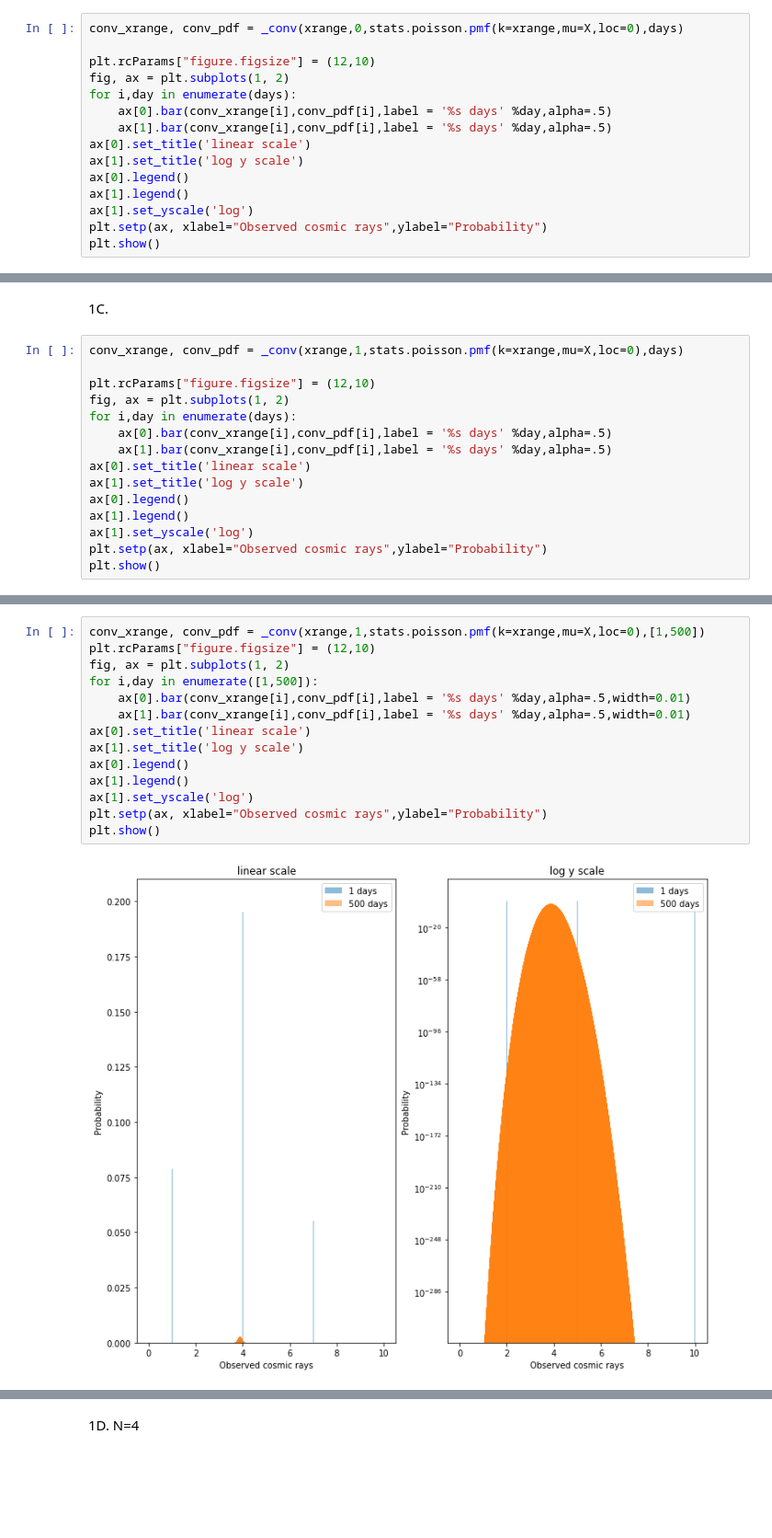
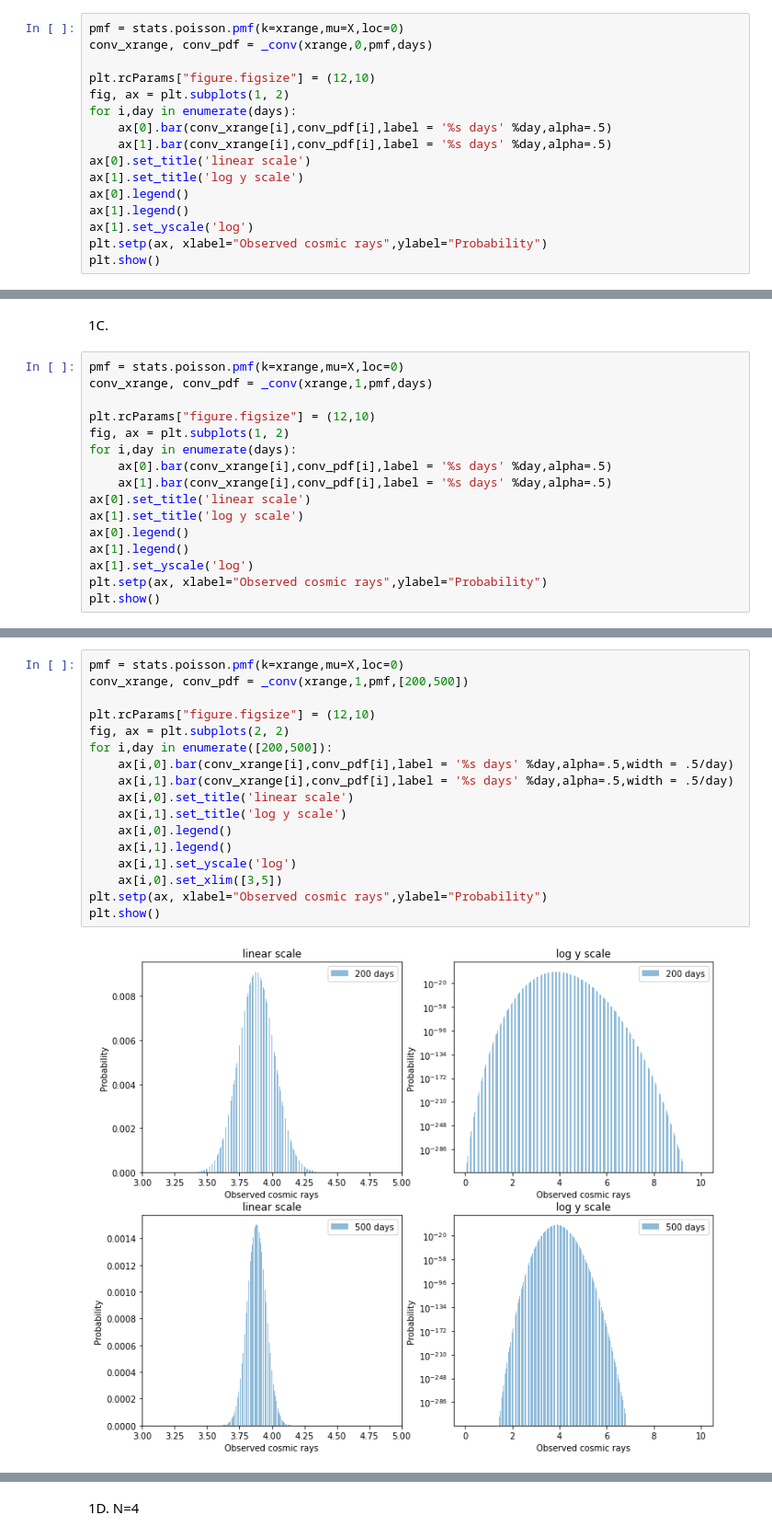
Before and after one commit to Noam-91/Advanced-Data-Analysis-Techniques-for-Large-Datasets, a Jupyter notebook: Lab#2.ipynb, the cells around one changed output, grey strips where cells are left out. Shown at 92% size. Drawn from its saved outputs; the diff is of its cells as text; blank space fills up the shorter version.

```diff
--- a/Lab#2.ipynb
+++ b/Lab#2.ipynb
@@ -37,7 +38,8 @@ def _conv (xrange, sumOrAvg, pdf, times):
             ans_dist['conv_pdf'].append(conv_pdf)
         return ans_dist['conv_xrange'], ans_dist['conv_pdf']
 # %%
-conv_xrange, conv_pdf = _conv(xrange,0,stats.poisson.pmf(k=xrange,mu=X,loc=0),days)
+pmf = stats.poisson.pmf(k=xrange,mu=X,loc=0)
+conv_xrange, conv_pdf = _conv(xrange,0,pmf,days)
 
 plt.rcParams["figure.figsize"] = (12,10)
 fig, ax = plt.subplots(1, 2)
@@ -64,7 +66,8 @@ Similarly, we can conclude after 5 days, the summed probability distribution is
 # %% [markdown]
 1C.
 # %%
-conv_xrange, conv_pdf = _conv(xrange,1,stats.poisson.pmf(k=xrange,mu=X,loc=0),days)
+pmf = stats.poisson.pmf(k=xrange,mu=X,loc=0)
+conv_xrange, conv_pdf = _conv(xrange,1,pmf,days)
 
 plt.rcParams["figure.figsize"] = (12,10)
 fig, ax = plt.subplots(1, 2)
@@ -85,16 +88,19 @@ Compared with Integration, in which the shape shifts to the right, the mean valu
 # %%
-conv_xrange, conv_pdf = _conv(xrange,1,stats.poisson.pmf(k=xrange,mu=X,loc=0),[1,500])
+pmf = stats.poisson.pmf(k=xrange,mu=X,loc=0)
+conv_xrange, conv_pdf = _conv(xrange,1,pmf,[200,500])
+
 plt.rcParams["figure.figsize"] = (12,10)
-fig, ax = plt.subplots(1, 2)
-for i,day in enumerate([1,500]):
-    ax[0].bar(conv_xrange[i],conv_pdf[i],label = '%s days' %day,alpha=.5,width=0.01)
-    ax[1].bar(conv_xrange[i],conv_pdf[i],label = '%s days' %day,alpha=.5,width=0.01)
-ax[0].set_title('linear scale')
-ax[1].set_title('log y scale')
-ax[0].legend()
-ax[1].legend()
-ax[1].set_yscale('log')
+fig, ax = plt.subplots(2, 2)
+for i,day in enumerate([200,500]):
+    ax[i,0].bar(conv_xrange[i],conv_pdf[i],label = '%s days' %day,alpha=.5,width = .5/day)
+    ax[i,1].bar(conv_xrange[i],conv_pdf[i],label = '%s days' %day,alpha=.5,width = .5/day)
+    ax[i,0].set_title('linear scale')
+    ax[i,1].set_title('log y scale')
+    ax[i,0].legend()
+    ax[i,1].legend()
+    ax[i,1].set_yscale('log')
+    ax[i,0].set_xlim([3,5])
 plt.setp(ax, xlabel="Observed cosmic rays",ylabel="Probability")
 plt.show()
 # %% [output]
-[figure, old version]
+[figure, new version]
```
Also changed, not shown: parts of 54 cells of this notebook.
